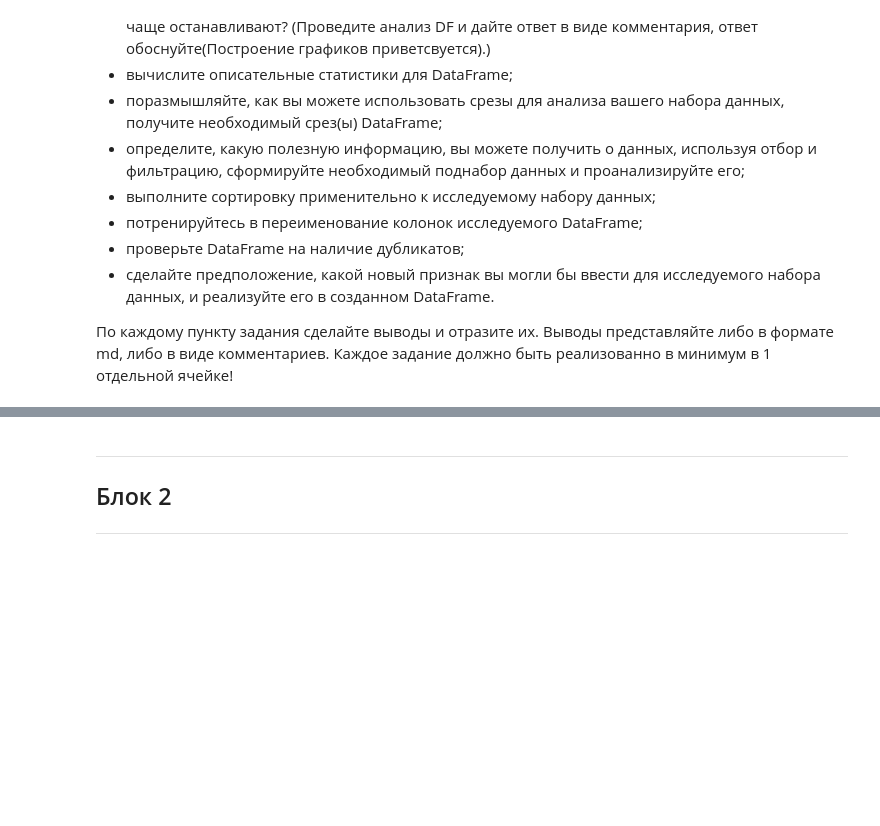
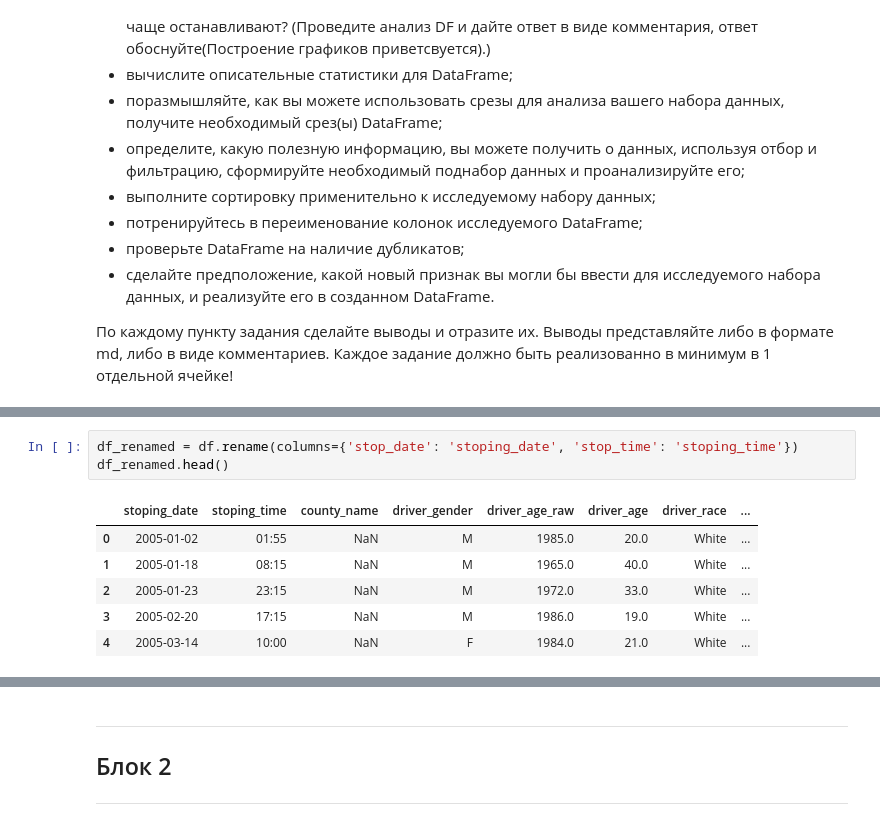
Before and after one commit to Jafarkor/ml_training, a Jupyter notebook: homeworks/HW_3_pandas.ipynb, the cells around one changed output, grey strips where cells are left out. Cells and saved outputs as stored; diff of their text form; blank space fills up the shorter version.

```diff
--- a/homeworks/HW_3_pandas.ipynb
+++ b/homeworks/HW_3_pandas.ipynb
@@ -84,0 +155,10 @@ True
+# %%
+df_renamed = df.rename(columns={'stop_date': 'stoping_date', 'stop_time': 'stoping_time'})
+df_renamed.head()
+# %% [output]
+|  | stoping_date | stoping_time | county_name | driver_gender | driver_age_raw | driver_age | driver_race | ... |
+| 0 | 2005-01-02 | 01:55 | NaN | M | 1985.0 | 20.0 | White | ... |
+| 1 | 2005-01-18 | 08:15 | NaN | M | 1965.0 | 40.0 | White | ... |
+| 2 | 2005-01-23 | 23:15 | NaN | M | 1972.0 | 33.0 | White | ... |
+| 3 | 2005-02-20 | 17:15 | NaN | M | 1986.0 | 19.0 | White | ... |
+| 4 | 2005-03-14 | 10:00 | NaN | F | 1984.0 | 21.0 | White | ... |
```
Also changed, not shown: parts of 7 cells of this notebook.
